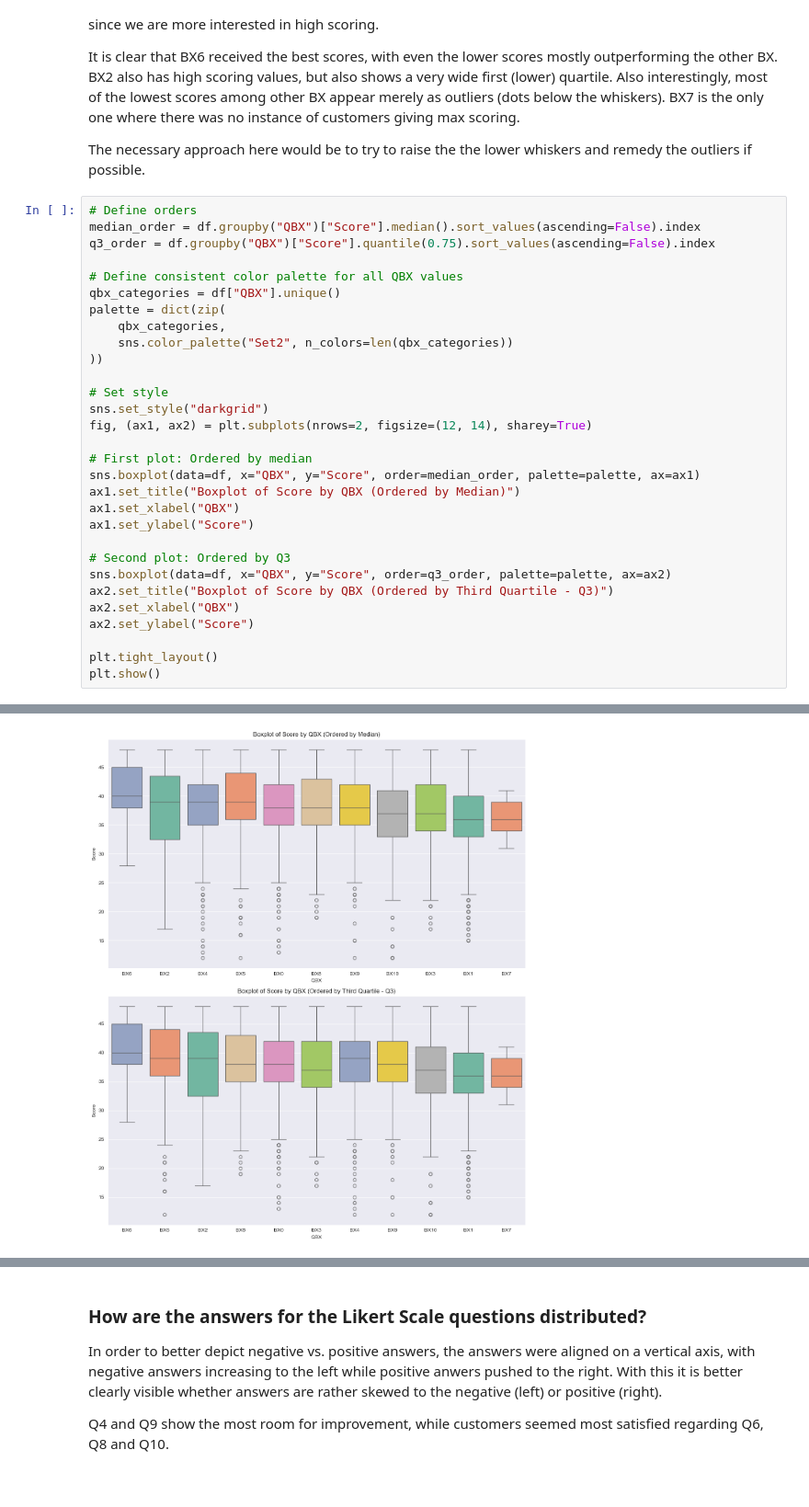
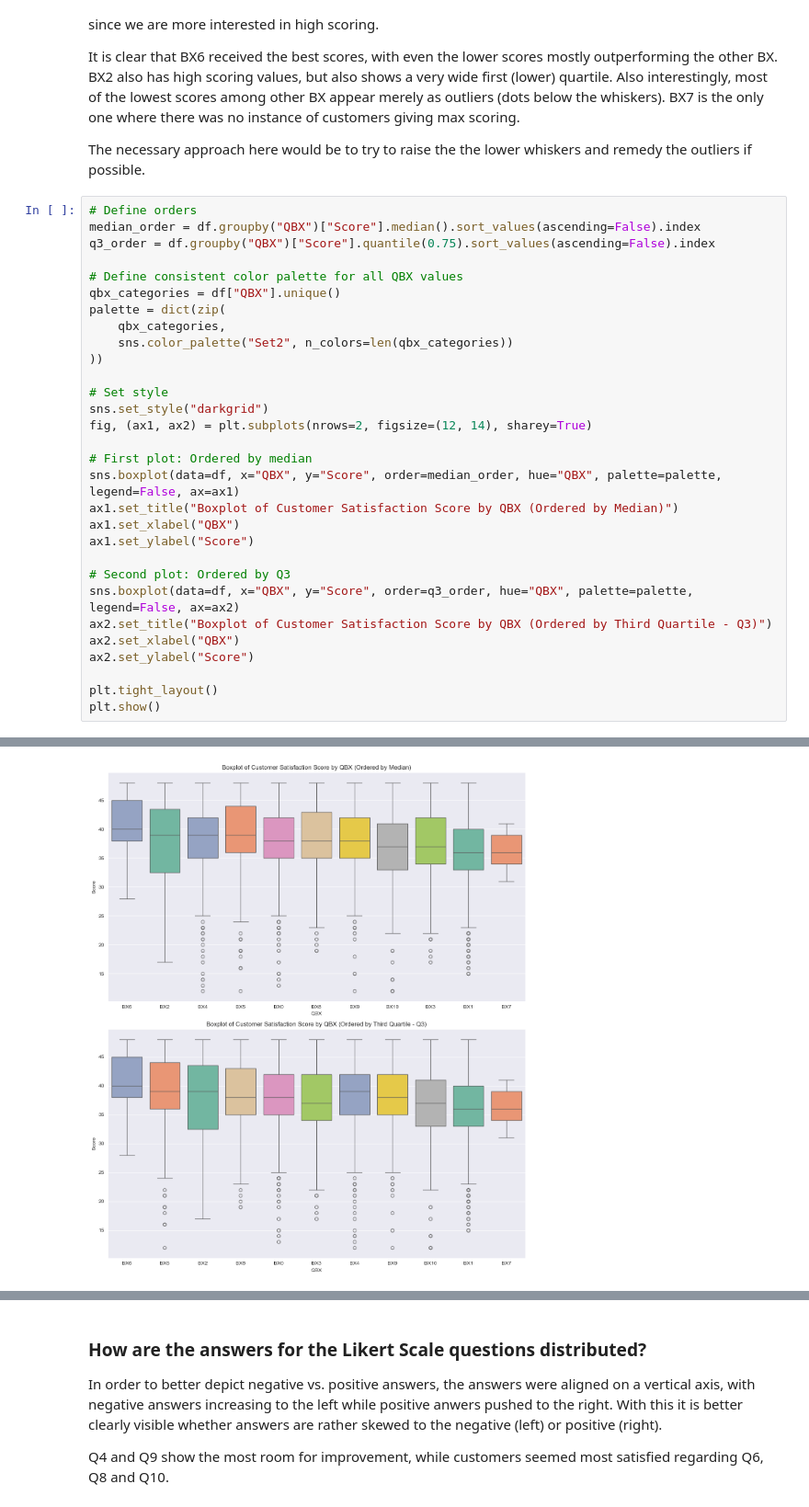
Before and after one commit to DuroRosic/Survey-Analysis, a Jupyter notebook: EDA for anon survey_cleaned and commented.ipynb, the cells around one changed output, grey strips where cells are left out. Shown at 92% size. Saved outputs shown, nothing was run; the diff lists cells and outputs as text.

```diff
--- a/EDA for anon survey_cleaned and commented.ipynb
+++ b/EDA for anon survey_cleaned and commented.ipynb
@@ -264,14 +261,14 @@ sns.set_style("darkgrid")
 fig, (ax1, ax2) = plt.subplots(nrows=2, figsize=(12, 14), sharey=True)
 
 # First plot: Ordered by median
-sns.boxplot(data=df, x="QBX", y="Score", order=median_order, palette=palette, ax=ax1)
-ax1.set_title("Boxplot of Score by QBX (Ordered by Median)")
+sns.boxplot(data=df, x="QBX", y="Score", order=median_order, hue="QBX", palette=palette, legend=False, ax=ax1)
+ax1.set_title("Boxplot of Customer Satisfaction Score by QBX (Ordered by Median)")
 ax1.set_xlabel("QBX")
 ax1.set_ylabel("Score")
 
 # Second plot: Ordered by Q3
-sns.boxplot(data=df, x="QBX", y="Score", order=q3_order, palette=palette, ax=ax2)
-ax2.set_title("Boxplot of Score by QBX (Ordered by Third Quartile - Q3)")
+sns.boxplot(data=df, x="QBX", y="Score", order=q3_order, hue="QBX", palette=palette, legend=False, ax=ax2)
+ax2.set_title("Boxplot of Customer Satisfaction Score by QBX (Ordered by Third Quartile - Q3)")
 ax2.set_xlabel("QBX")
 ax2.set_ylabel("Score")
 
@@ -288,3 +278,3 @@ Passing `palette` without assigning `hue` is deprecated and will be removed in v
-[figure, old version]
+[figure, new version]
 # %% [markdown]
 ### Show correlation between two parameters such as QBX and QCX with a heatmap of the score
```
Also changed, not shown: parts of 4 cells of this notebook.
